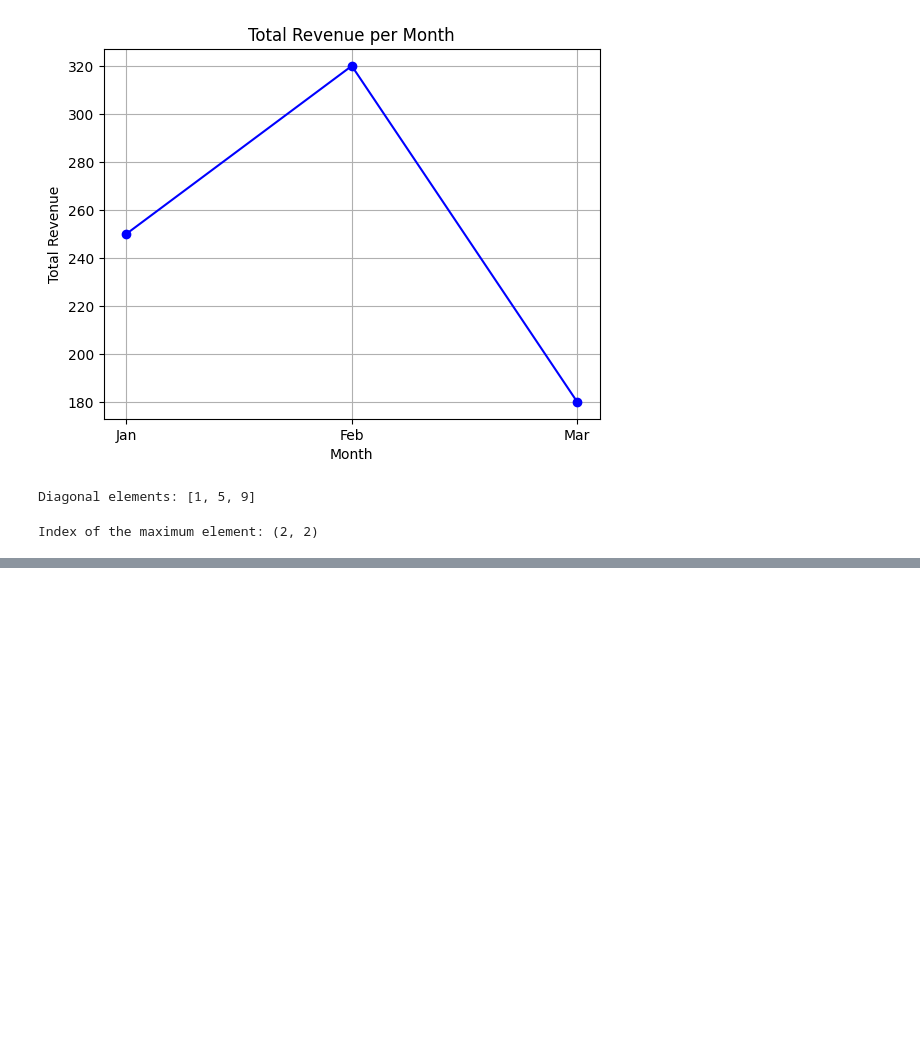
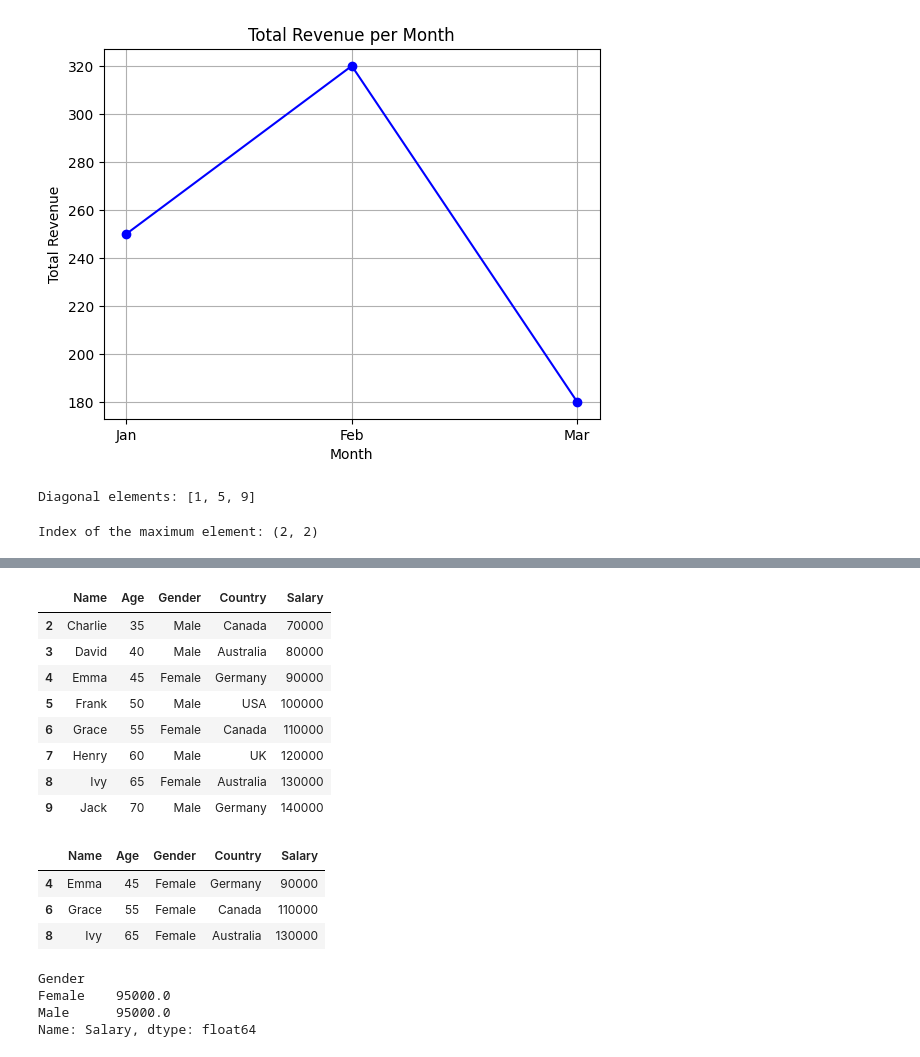
Before and after one commit to ankit-chuahan/Python-Practice-Questions, a Jupyter notebook: Practice_python_codes.ipynb, the cells around one changed output, grey strips where cells are left out. Drawn from its saved outputs; the diff is of its cells as text; code cells hidden in the pictures; blank space fills up the shorter version.

```diff
--- a/Practice_python_codes.ipynb
+++ b/Practice_python_codes.ipynb
@@ -1584,3 +1584,17 @@ max_index_2d = np.unravel_index(max_index, arr.shape)
 print("Index of the maximum element:", max_index_2d)
 # %% [output]
 Index of the maximum element: (2, 2)
+# %%
+import pandas as pd
+
+# Creating a pandas DataFrame
+data = {
+    'Name': ['Alice', 'Bob', 'Charlie', 'David', 'Emma', 'Frank', 'Grace', 'Henry', 'Ivy', 'Jack'],
+    'Age': [25, 30, 35, 40, 45, 50, 55, 60, 65, 70],
+    'Gender': ['Female', 'Male', 'Male', 'Male', 'Female', 'Male', 'Female', 'Male', 'Female', 'Male'],
+    'Country': ['USA', 'UK', 'Canada', 'Australia', 'Germany', 'USA', 'Canada', 'UK', 'Australia', 'Germany'],
+    'Salary': [50000, 60000, 70000, 80000, 90000, 100000, 110000, 120000, 130000, 140000]
+}
+
+df = pd.DataFrame(data)
+print(df)
@@ -1586,0 +1613,28 @@ Index of the maximum element: (2, 2)
+# %%
+x=df['Age'] >30
+df[x]
+# %% [output]
+|  | Name | Age | Gender | Country | Salary |
+| 2 | Charlie | 35 | Male | Canada | 70000 |
+| 3 | David | 40 | Male | Australia | 80000 |
+| 4 | Emma | 45 | Female | Germany | 90000 |
+| 5 | Frank | 50 | Male | USA | 100000 |
+| 6 | Grace | 55 | Female | Canada | 110000 |
+| 7 | Henry | 60 | Male | UK | 120000 |
+| 8 | Ivy | 65 | Female | Australia | 130000 |
+| 9 | Jack | 70 | Male | Germany | 140000 |
+# %%
+# Can you show only the rows where Gender is 'Female' and Salary is greater than 60000
+df[(df['Gender']=='Female')  & (df['Salary']>60000)]
+# %% [output]
+|  | Name | Age | Gender | Country | Salary |
+| 4 | Emma | 45 | Female | Germany | 90000 |
+| 6 | Grace | 55 | Female | Canada | 110000 |
+| 8 | Ivy | 65 | Female | Australia | 130000 |
+# %%
+df.groupby('Gender')['Salary'].mean()
+# %% [output]
+Gender
+Female    95000.0
+Male      95000.0
+Name: Salary, dtype: float64
```
Also changed, not shown: parts of 5 cells of this notebook.
